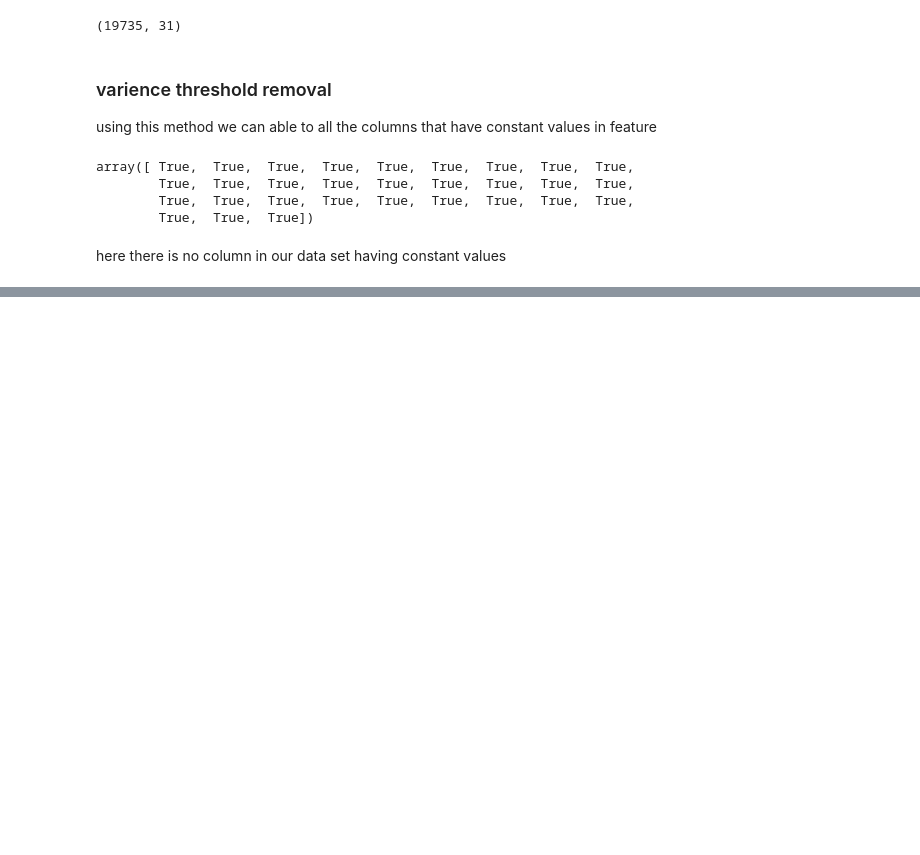
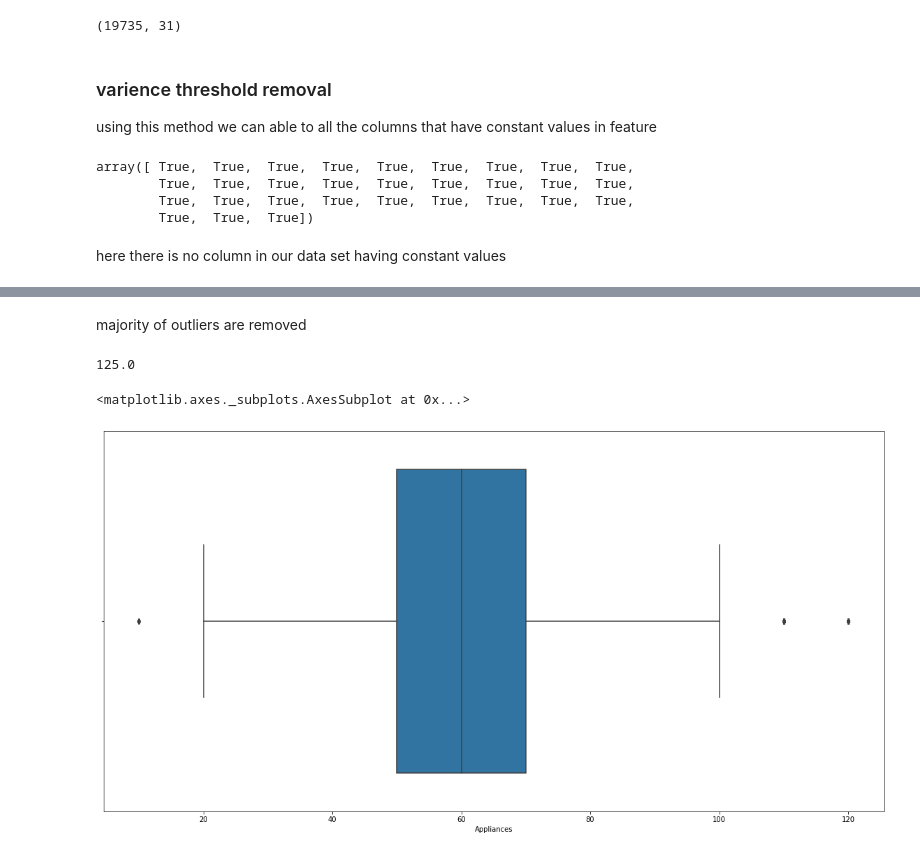
Before and after one commit to Manojpatil123/Capstone-project-Supervised_machinelearning-on-Appliance-Energy-Prediction, a Jupyter notebook: Appliance_Energy_Prediction.ipynb, the cells around one changed output, grey strips where cells are left out. Drawn from its saved outputs; the diff is of its cells as text; code cells hidden in the pictures; blank space fills up the shorter version.

```diff
--- a/Appliance_Energy_Prediction.ipynb
+++ b/Appliance_Energy_Prediction.ipynb
@@ -526,0 +582,3 @@ here there is no column in our data set having constant values
+# %%
+#droping visibality column
+df.drop("Visibility", axis=1,inplace=True)
@@ -526,0 +655,7 @@ here there is no column in our data set having constant values
+# %%
+#checking the outliers
+Q1 = df.quantile(0.25)
+Q3 = df.quantile(0.75)
+IQR = Q3 - Q1
+
+((df < (Q1 - 1.5 * IQR)) | (df > (Q3 + 1.5 * IQR))).sum()
@@ -526,0 +682,10 @@ here there is no column in our data set having constant values
+# %%
+ #Replacing outliers
+for i  in df.columns:
+  if(i not in ['RH_4','RH_6','T9','months','hour']):
+   Q1 = df[i].quantile(0.25)
+   Q3 = df[i].quantile(0.75)
+   IQR = Q3 - Q1
+
+   df=df[(df[i]<(Q3 + 1.5 * IQR))]
+   df=df[(df[i]>(Q1 - 1.5 * IQR))]
@@ -526,0 +717,18 @@ here there is no column in our data set having constant values
+# %% [markdown]
+majority of outliers are removed
+# %%
+Q1 = df['Appliances'].quantile(0.25)
+Q3 = df['Appliances'].quantile(0.75)
+IQR = Q3 - Q1
+upper_limit=Q3 + 1.5 * IQR
+upper_limit
+# %% [output]
+125.0
+# %%
+#still we have 3% outliers in dependent variable we have to remove that also
+df=df[df['Appliances']<125]
+# %%
+sns.boxplot(df.Appliances)
+# %% [output]
+<matplotlib.axes._subplots.AxesSubplot at 0x...>
+[figure, added]
```
Also changed, not shown: parts of 124 cells of this notebook.
